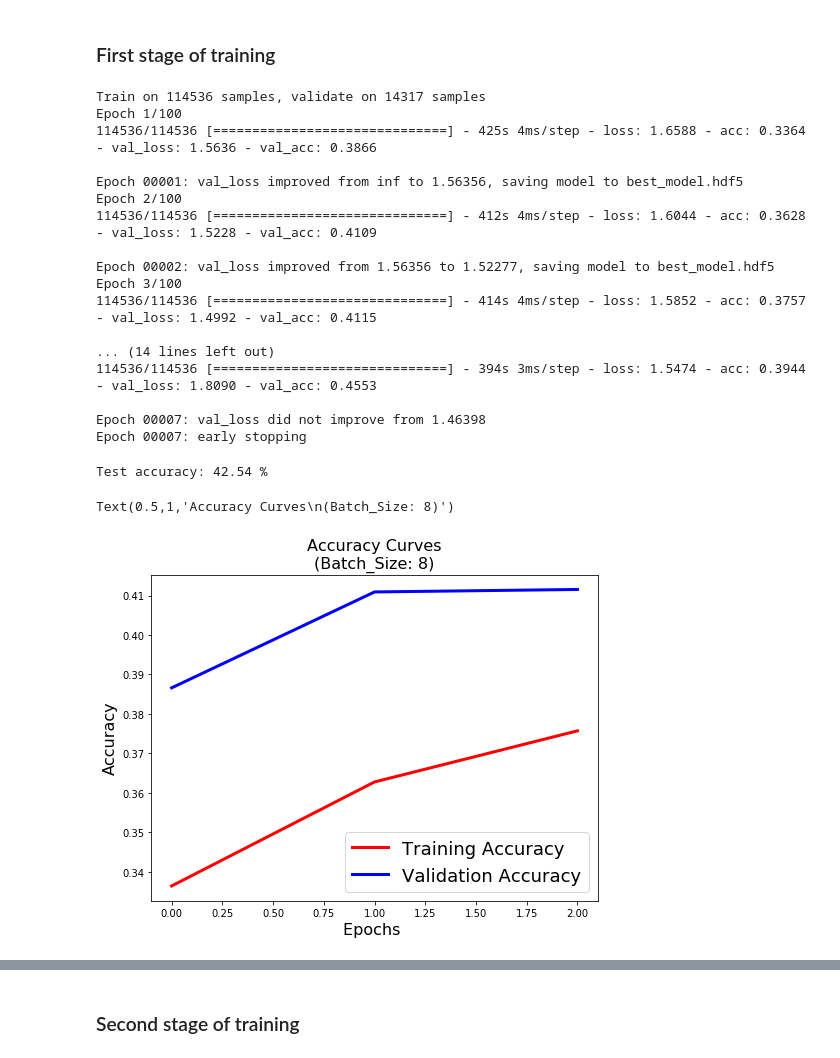
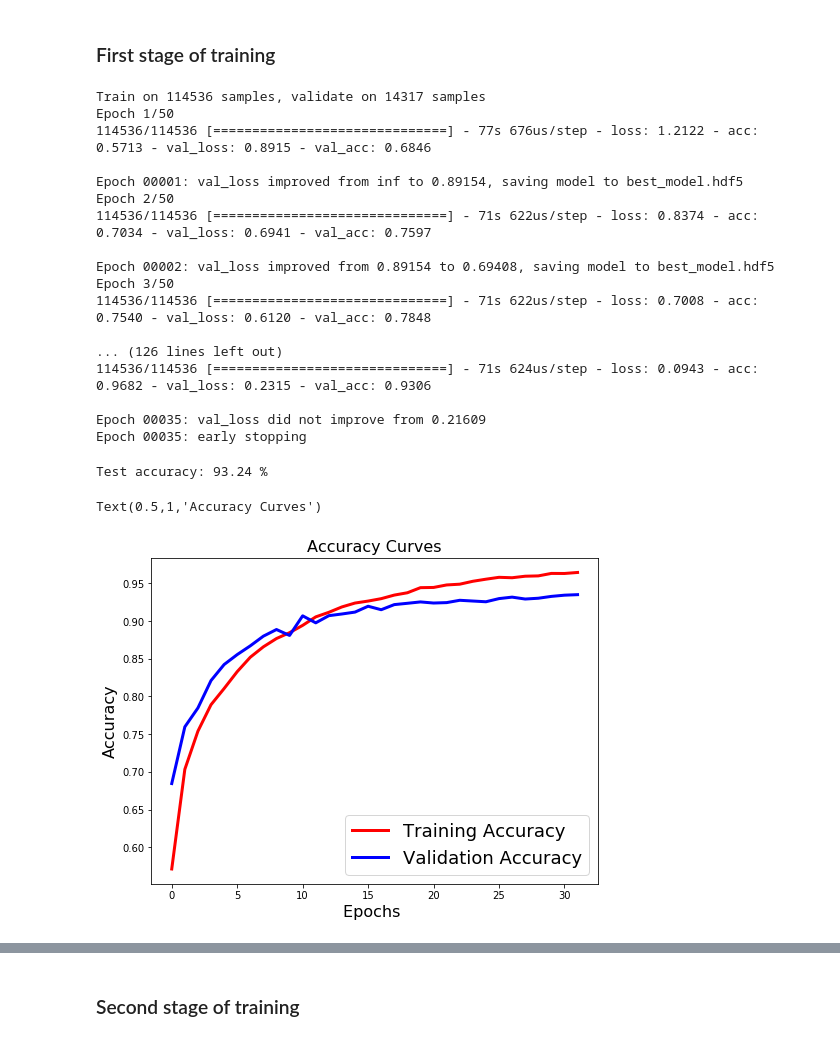
Before and after one commit to lucaArrotta/Age-Estimation-based-on-Human-Voice, a Jupyter notebook: Age Estimation based on Human Voice.ipynb, the cells around one changed output, grey strips where cells are left out. Cells and saved outputs as stored; diff of their text form; code cells hidden in the pictures.

```diff
--- a/Age Estimation based on Human Voice.ipynb
+++ b/Age Estimation based on Human Voice.ipynb
@@ -291,16 +285,32 @@ from keras import layers
 
 model = models.Sequential()
 model.add(layers.BatchNormalization(input_shape=(x_train.shape[1],)))
-model.add(layers.Dense(512, activation='relu'))
+model.add(layers.Dense(1024, activation='relu'))
 
 model.add(layers.BatchNormalization())
-model.add(layers.Dense(256, activation='relu'))
+model.add(layers.Dropout(0.2))
+model.add(layers.Dense(1024, activation='relu'))
 
 model.add(layers.BatchNormalization())
-model.add(layers.Dense(128, activation='relu'))
+model.add(layers.Dense(1024, activation='relu'))
 
 model.add(layers.BatchNormalization())
-model.add(layers.Dense(64, activation='relu'))
+model.add(layers.Dropout(0.2))
+model.add(layers.Dense(1024, activation='relu'))
+
+model.add(layers.BatchNormalization())
+model.add(layers.Dense(1024, activation='relu'))
+
+model.add(layers.BatchNormalization())
+model.add(layers.Dropout(0.2))
+model.add(layers.Dense(1024, activation='relu'))
+
+model.add(layers.BatchNormalization())
+model.add(layers.Dense(1024, activation='relu'))
+
+model.add(layers.BatchNormalization())
+model.add(layers.Dropout(0.2))
+model.add(layers.Dense(1024, activation='relu'))
 
 model.add(layers.BatchNormalization())
 model.add(layers.Dense(8, activation='softmax'))    # note that 8 is the number of possible labels
@@ -339,7 +347,7 @@ early_stopping = EarlyStopping(monitor='val_loss', min_delta=0, patience=3, verb
 ### First stage of training
 # %%
 epochs = 50
-batch_size = 4
+batch_size = 128
 history = model.fit(x_train,
                     y_train,
                     epochs=epochs,
@@ -348,42 +356,42 @@ history = model.fit(x_train,
                     validation_data=(x_val, y_val))
 # %% [output]
 Train on 114536 samples, validate on 14317 samples
-Epoch 1/100
-114536/114536 [==============================] - 425s 4ms/step - loss: 1.6588 - acc: 0.3364 - val_loss: 1.5636 - val_acc: 0.3866
+Epoch 1/50
+114536/114536 [==============================] - 77s 676us/step - loss: 1.2122 - acc: 0.5713 - val_loss: 0.8915 - val_acc: 0.6846
 
-Epoch 00001: val_loss improved from inf to 1.56356, saving model to best_model.hdf5
-Epoch 2/100
-114536/114536 [==============================] - 412s 4ms/step - loss: 1.6044 - acc: 0.3628 - val_loss: 1.5228 - val_acc: 0.4109
+Epoch 00001: val_loss improved from inf to 0.89154, saving model to best_model.hdf5
+Epoch 2/50
+114536/114536 [==============================] - 71s 622us/step - loss: 0.8374 - acc: 0.7034 - val_loss: 0.6941 - val_acc: 0.7597
 
-Epoch 00002: val_loss improved from 1.56356 to 1.52277, saving model to best_model.hdf5
-Epoch 3/100
-114536/114536 [==============================] - 414s 4ms/step - loss: 1.5852 - acc: 0.3757 - val_loss: 1.4992 - val_acc: 0.4115
+Epoch 00002: val_loss improved from 0.89154 to 0.69408, saving model to best_model.hdf5
+Epoch 3/50
+114536/114536 [==============================] - 71s 622us/step - loss: 0.7008 - acc: 0.7540 - val_loss: 0.6120 - val_acc: 0.7848
 
-... (14 lines left out)
-114536/114536 [==============================] - 394s 3ms/step - loss: 1.5474 - acc: 0.3944 - val_loss: 1.8090 - val_acc: 0.4553
+... (126 lines left out)
+114536/114536 [==============================] - 71s 624us/step - loss: 0.0943 - acc: 0.9682 - val_loss: 0.2315 - val_acc: 0.9306
 
-Epoch 00007: val_loss did not improve from 1.46398
-Epoch 00007: early stopping
+Epoch 00035: val_loss did not improve from 0.21609
+Epoch 00035: early stopping
 # %%
 model.load_weights('best_model.hdf5')
 test_loss, test_acc = model.evaluate(x_test, y_test, verbose=0)
 print("Test accuracy: {0:.2f} %".format(test_acc*100))
 # %% [output]
-Test accuracy: 42.54 %
+Test accuracy: 93.24 %
 # %%
-last_good_epoch = early_stopping.stopped_epoch - early_stopping.patience
+last_good_epoch = early_stopping.stopped_epoch - early_stopping.patience + 1
 
 # Accuracy Curves
 plt.figure(figsize=[8,6])
 plt.plot(history.history['acc'][:last_good_epoch],'r',linewidth=3.0)
 plt.plot(history.history['val_acc'][:last_good_epoch],'b',linewidth=3.0)
 plt.legend(['Training Accuracy', 'Validation Accuracy'],fontsize=18)
 plt.xlabel('Epochs ',fontsize=16)
 plt.ylabel('Accuracy',fontsize=16)
 plt.title('Accuracy Curves',fontsize=16)
 # %% [output]
-Text(0.5,1,'Accuracy Curves\n(Batch_Size: 8)')
+Text(0.5,1,'Accuracy Curves')
-[figure, old version]
+[figure, new version]
 # %%
 # Loss Curves
 plt.figure(figsize=[8,6])
```
Also changed, not shown: parts of 18 cells of this notebook, 3 other files.
